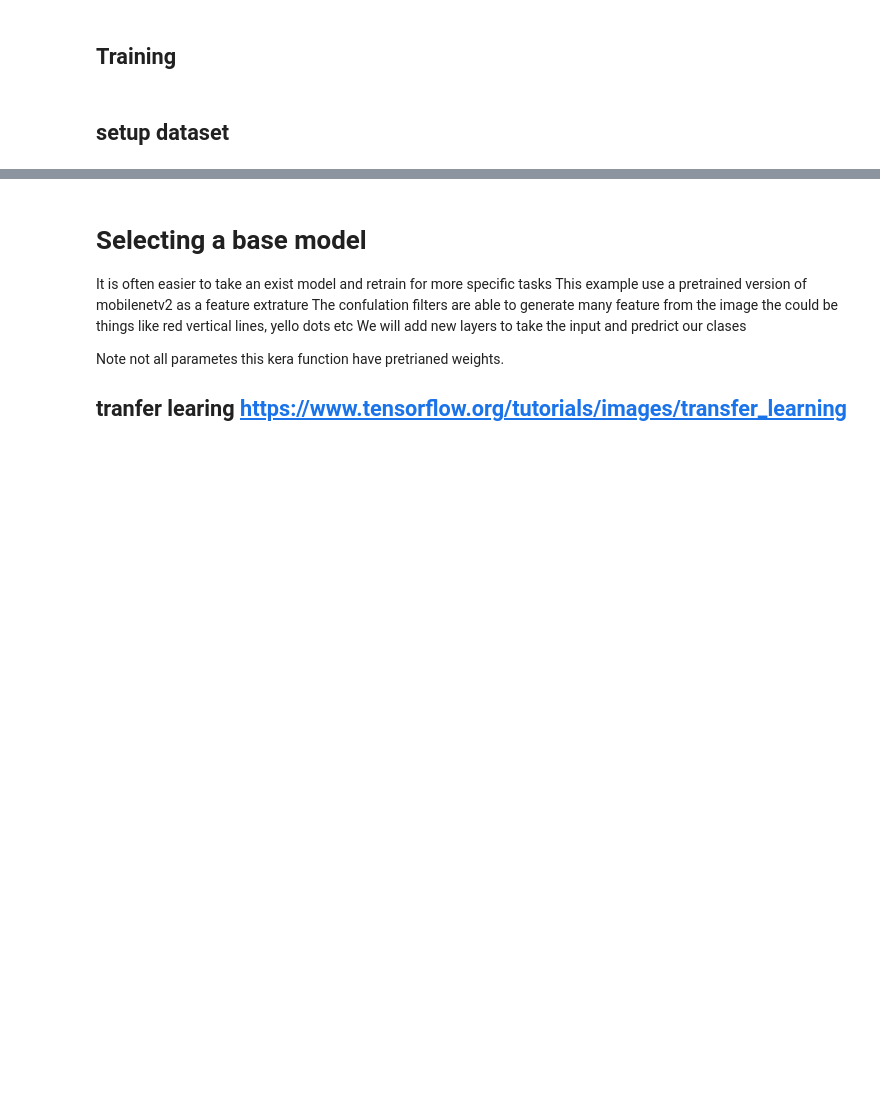
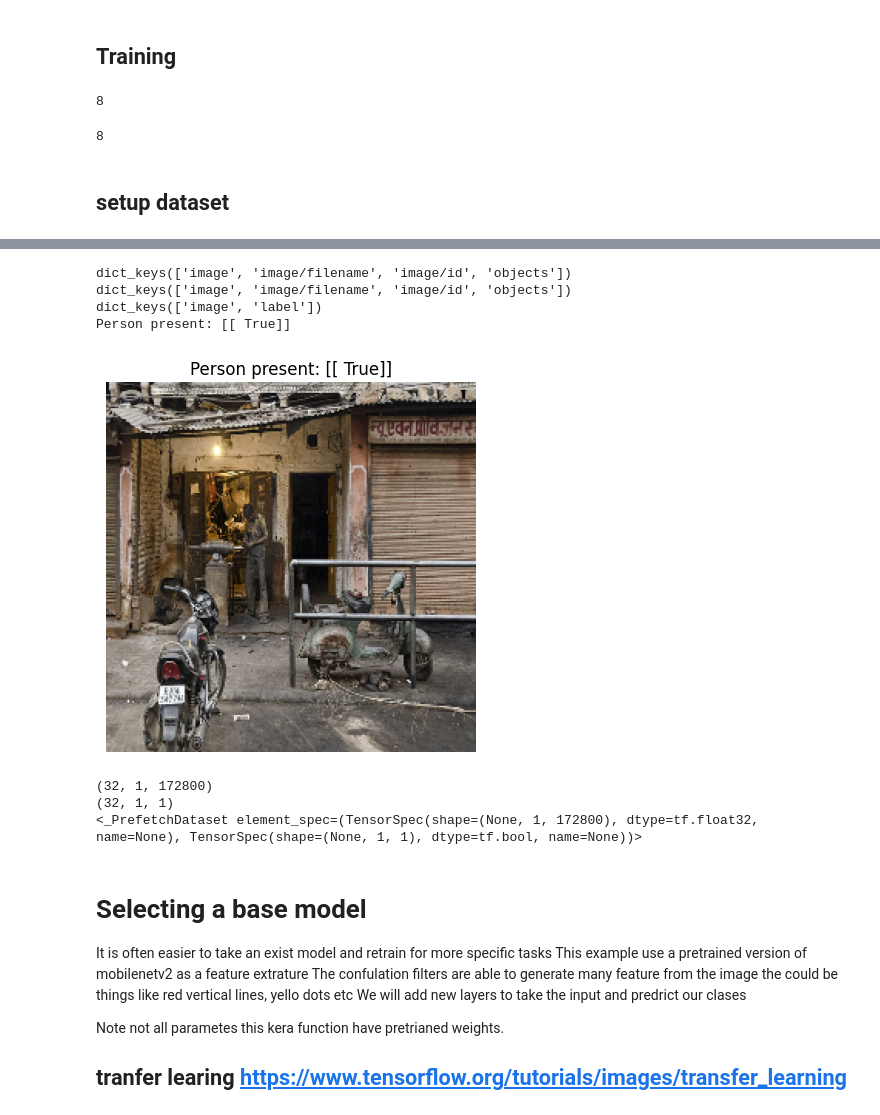
Before and after one commit to Nickjgniklu/ESP32_Person_Detector, a Jupyter notebook: training/binary_retrain.ipynb, the cells around one changed output, grey strips where cells are left out. Cells and saved outputs as stored; diff of their text form; code cells hidden in the pictures; blank space fills up the shorter version.

```diff
--- a/training/binary_retrain.ipynb
+++ b/training/binary_retrain.ipynb
@@ -15,10 +15,22 @@ import tensorflow_datasets as tfds
 from tensorflow import keras
 import numpy as np
 import matplotlib.pyplot as plt
+# %%
+tf.config.threading.set_inter_op_parallelism_threads(
+    8
+)
+tf.config.threading.get_inter_op_parallelism_threads()
+# %% [output]
+8
+# %%
+tf.config.threading.set_intra_op_parallelism_threads(8)
+tf.config.threading.get_intra_op_parallelism_threads()
+# %% [output]
+8
 # %% [markdown]
 ## setup dataset
 # %%
-BATCH_SIZE = 1
+BATCH_SIZE = 32
 # %%
 IMAGE_CHANNELS = 3
 
@@ -48,7 +60,7 @@ def has_person(example):
     print(example.keys())
     objects = example['objects']['label']
     person_present = tf.reduce_any(tf.equal(objects, PERSON_LABEL))
-    example['person_present'] = tf.cast(person_present, tf.int64)
+    example['person_present'] = tf.reshape(person_present, (1,1))
     output = {'image': example['image'], 'label': example['person_present']}
     return output
 # resize image
@@ -61,7 +73,7 @@ def format_image(example):
 
 # flatten image
 def flatten_image(example):
-    example["image"] = tf.reshape(example["image"], (IMAGE_CHANNELS * IMAGE_HEIGHT * IMAGE_WIDTH,))
+    example["image"] = tf.reshape(example["image"], (1,IMAGE_CHANNELS * IMAGE_HEIGHT * IMAGE_WIDTH,))
     return example
 
 # tuple format
@@ -92,8 +104,18 @@ ds_train = ds_train.map(tuple_format)
 ds_validation = ds_validation.map(tuple_format)
 
 
+def data_generator(ds):
+    for example in ds:
+        yield example
 
+genned = tf.data.Dataset.from_generator(
+    lambda: data_generator(ds_validation),
+    output_signature=(
+        tf.TensorSpec(shape=(None,IMAGE_CHANNELS*IMAGE_WIDTH*IMAGE_HEIGHT ), dtype=tf.float32),
+        tf.TensorSpec(shape=(None,1), dtype=tf.int64)
+)
 
+)
 ds_train_batched = ds_train.shuffle(1024).batch(BATCH_SIZE).prefetch(tf.data.AUTOTUNE)
 for example in ds_train_batched.take(1):
     print(example[0].shape)
@@ -104,3 +126,11 @@ ValueError: as_supervised=True but coco does not support a supervised structure.
+dict_keys(['image', 'image/filename', 'image/id', 'objects'])
+dict_keys(['image', 'image/filename', 'image/id', 'objects'])
+dict_keys(['image', 'label'])
+Person present: [[ True]]
+[figure, added]
+(32, 1, 172800)
+(32, 1, 1)
+<_PrefetchDataset element_spec=(TensorSpec(shape=(None, 1, 172800), dtype=tf.float32, name=None), TensorSpec(shape=(None, 1, 1), dtype=tf.bool, name=None))>
 # %% [markdown]
 # Selecting a base model
 It is often easier to take an exist model and retrain for more specific tasks
```
Also changed, not shown: parts of 5 cells of this notebook.
